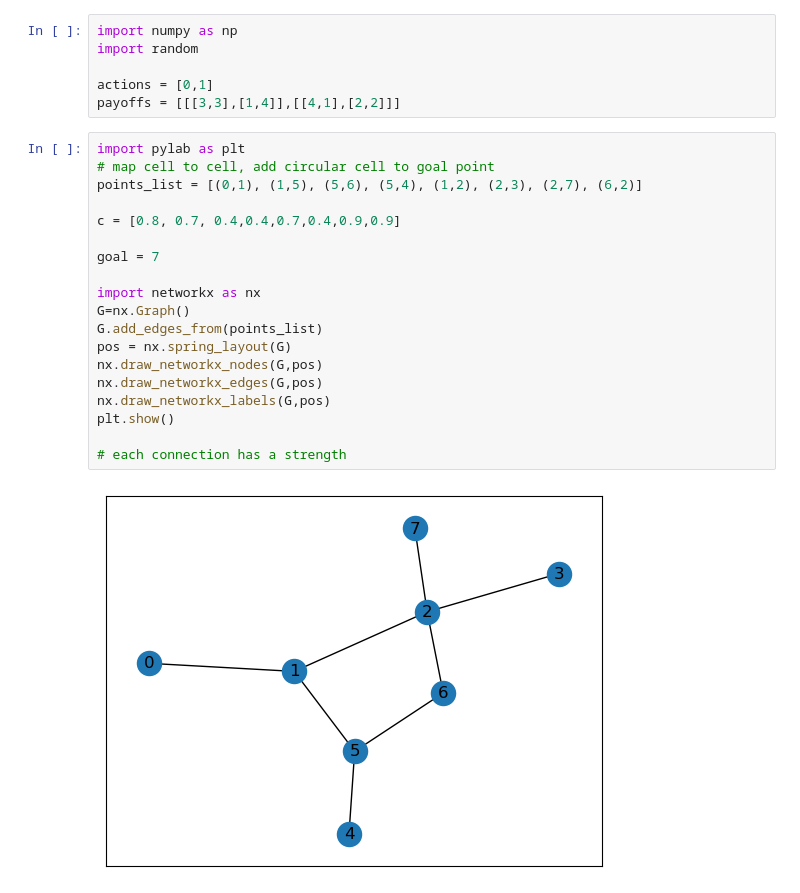
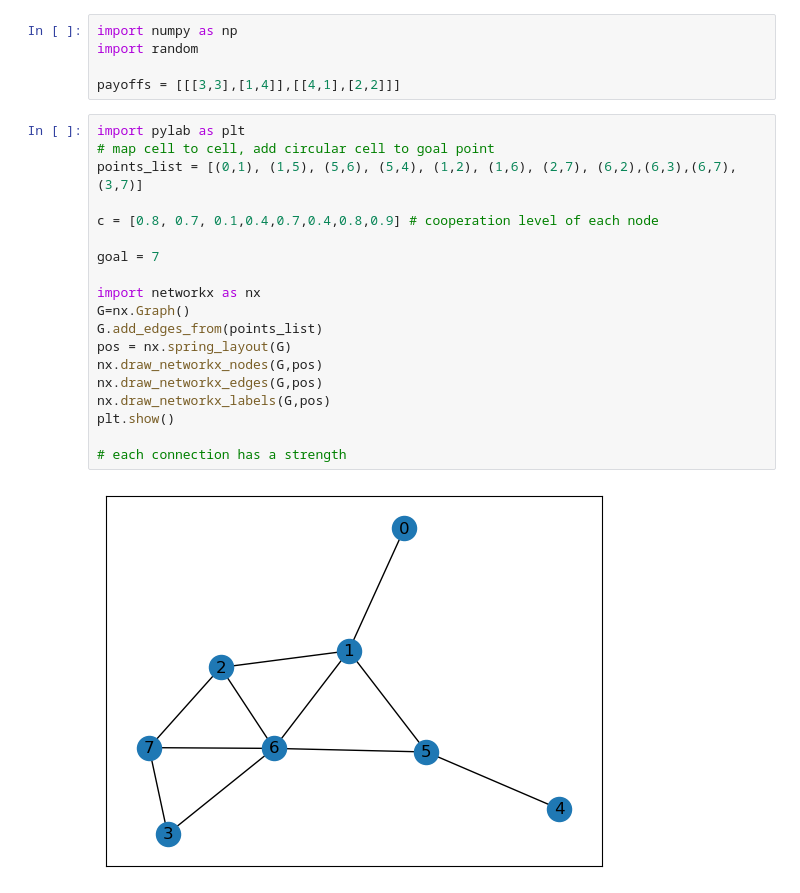
Before and after one commit to FlyingWhalesHQ/flying-whales-blog, a Jupyter notebook: _notebooks/13ReinforcementLearning.ipynb, the cells around one changed output. Drawn from its saved outputs; the diff is of its cells as text.

```diff
--- a/_notebooks/13ReinforcementLearning.ipynb
+++ b/_notebooks/13ReinforcementLearning.ipynb
@@ -91,29 +95,28 @@ $$ \theta \leftarrow \theta - \alpha{[ \hat{Q}_{opt}(s,a;\theta) - (r + \gamma \
 import numpy as np
 import random
 
-actions = [0,1]
 payoffs = [[[3,3],[1,4]],[[4,1],[2,2]]]
 # %%
 import pylab as plt
 # map cell to cell, add circular cell to goal point
-points_list = [(0,1), (1,5), (5,6), (5,4), (1,2), (2,3), (2,7), (6,2)]
+points_list = [(0,1), (1,5), (5,6), (5,4), (1,2), (1,6), (2,7), (6,2),(6,3),(6,7),(3,7)]
 
-c = [0.8, 0.7, 0.4,0.4,0.7,0.4,0.9,0.9]
+c = [0.8, 0.7, 0.1,0.4,0.7,0.4,0.8,0.9] # cooperation level of each node
 
 goal = 7
 
 import networkx as nx
 G=nx.Graph()
 G.add_edges_from(points_list)
 pos = nx.spring_layout(G)
 nx.draw_networkx_nodes(G,pos)
 nx.draw_networkx_edges(G,pos)
 nx.draw_networkx_labels(G,pos)
 plt.show()
 
 # each connection has a strength
 # %% [output]
-[figure, old version]
+[figure, new version]
 # %%
 # how many points in graph? x points
 MATRIX_SIZE = 8
```
Also changed, not shown: parts of 13 cells of this notebook.
